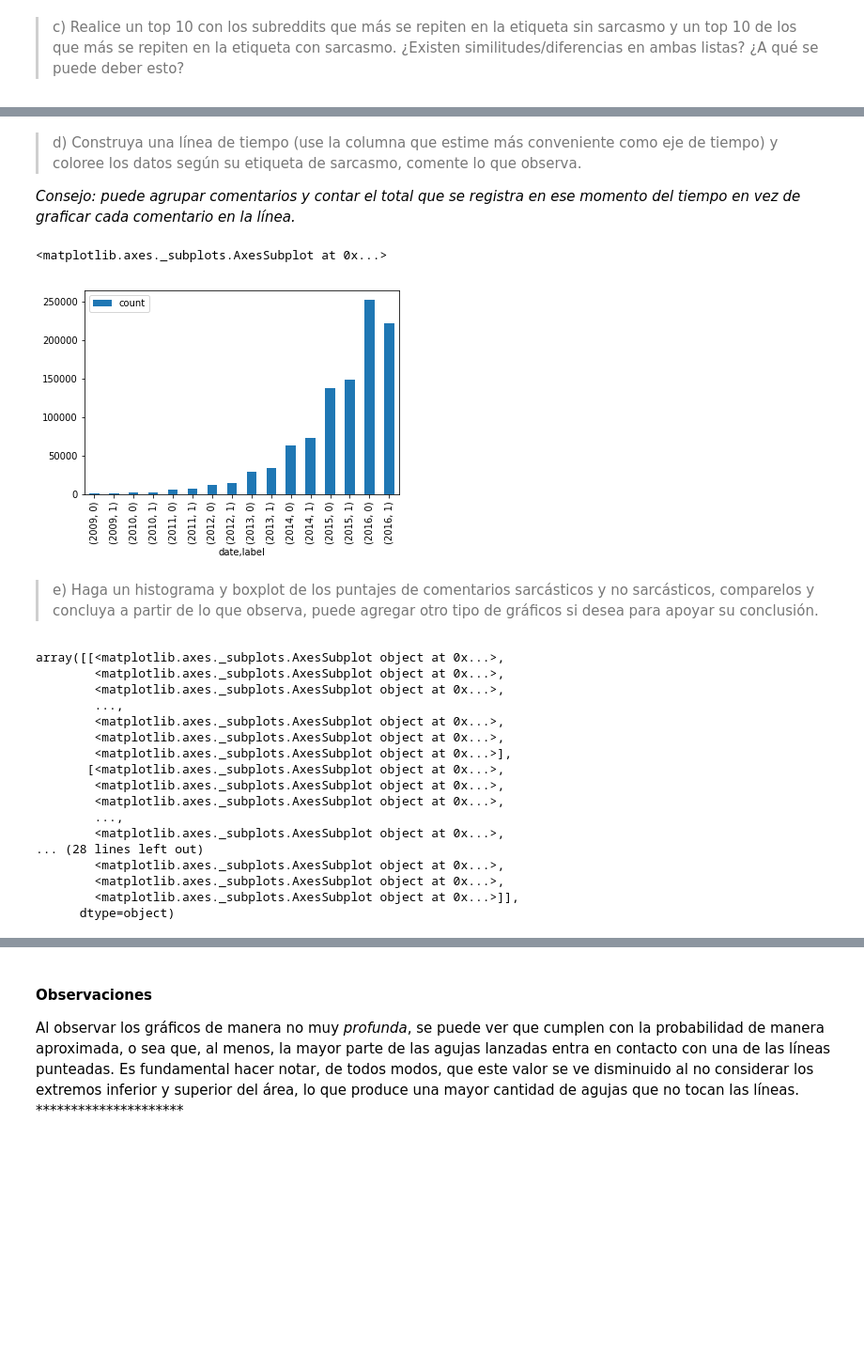
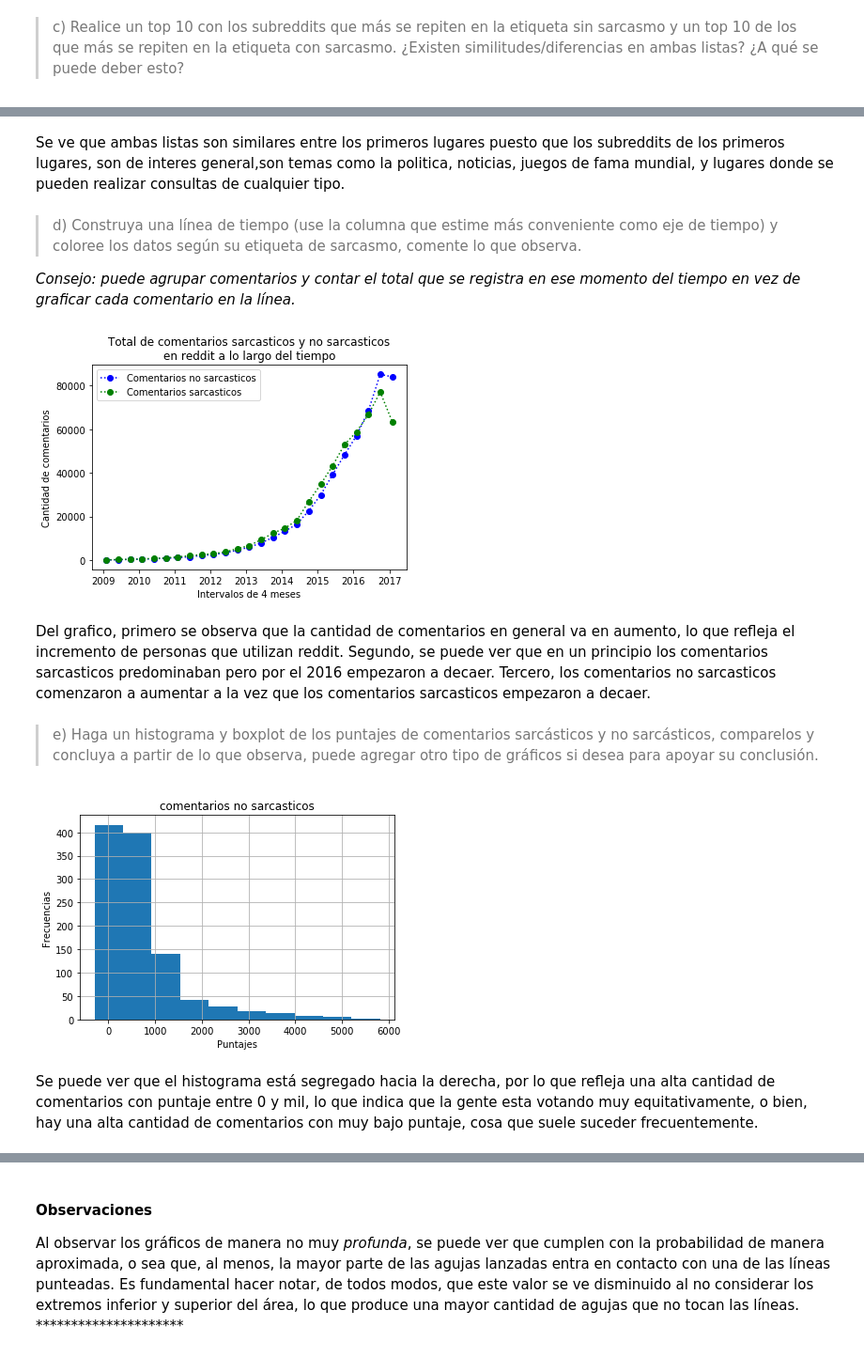
Before and after one commit to DankerMarthox/ESTACA, a Jupyter notebook: Laboratorio1/Laboratorio 1.ipynb, the cells around one changed output, grey strips where cells are left out. Shown at 94% size. Cells and saved outputs as stored; diff of their text form; code cells hidden in the pictures; blank space fills up the shorter version.

```diff
--- a/Laboratorio1/Laboratorio 1.ipynb
+++ b/Laboratorio1/Laboratorio 1.ipynb
@@ -46,9 +33,7 @@ Reddit es una página web muy conocida que, en simples palabras, es una compilac
 import pandas as pd
 import numpy as np
 import matplotlib.pyplot as plt
-import dateutil
 
 
 #carga del dataset
-dt = pd.read_csv('reddit.csv', delimiter =",")
-dt
+dt = pd.read_csv('reddit.csv')
@@ -134,36 +89,52 @@ top 10 subreddits sin sarcasmo
+# %% [markdown]
+Se ve que ambas listas son similares entre los primeros lugares puesto que los subreddits de los primeros lugares, son de interes general,son temas como la politica, noticias, juegos de fama mundial, y lugares donde se pueden realizar consultas de cualquier tipo.
 # %% [markdown]
 >d) Construya una línea de tiempo (use la columna que estime más conveniente como eje de tiempo) y coloree los datos según su etiqueta de sarcasmo, comente lo que observa.
 
 *Consejo: puede agrupar comentarios y contar el total que se registra en ese momento del tiempo en vez de graficar cada comentario en la línea.*
-# %%
-years = dt.groupby([pd.to_datetime(dt["date"]).dt.year,"label"]).count().loc[:,:"comment"]
-years.rename(columns = {'comment':'count'}, inplace = True)
-
-years.plot.bar()
-# %% [output]
-<matplotlib.axes._subplots.AxesSubplot at 0x...>
-[figure, removed]
+# %%
+#se cambia la columna date a formato fecha para manipulacion
+
+dt['date'] = pd.to_datetime(dt.date, format = '%Y.%m')
+
+#aqui se agrupan los datos por fecha, label y cantidad por label. Ademas, se crean dos
+#nuevos dataset para facilidad de manipulacion. Uno con la etiqueta label = 0 (no sarcastico)
+#y label = 1 (sarcastico)
+
+new_data = dt.groupby(
+    [pd.Grouper(key='date', freq='4m'), "label"])["label"].count().reset_index(name="count").loc[:,:"count"]
+notSarc = pd.DataFrame(new_data.loc[new_data["label"] == 0])
+Sarc = pd.DataFrame(new_data.loc[new_data["label"] != 0])
+# %%
+#se grafican los datos en una linea temporal por cantidad segun fecha y etiqueta label con
+#los nuevos dataframes
+
+plt.plot(notSarc["date"],notSarc["count"], 'go',label="Comentarios no sarcasticos",color="blue",linestyle=':')
+plt.plot(Sarc["date"],Sarc["count"], 'go',label="Comentarios sarcasticos",linestyle=':')
+plt.legend(loc='best')
+plt.xlabel("Intervalos de 4 meses")
+plt.ylabel("Cantidad de comentarios")
+plt.title("Total de comentarios sarcasticos y no sarcasticos\nen reddit a lo largo del tiempo")
+plt.show()
+# %% [output]
+[figure, added]
+# %% [markdown]
+Del grafico, primero se observa que la cantidad de comentarios en general va en aumento, lo que refleja
+el incremento de personas que utilizan reddit. Segundo, se puede ver que en un principio los comentarios
+sarcasticos predominaban pero por el 2016 empezaron a decaer.
+Tercero, los comentarios no sarcasticos comenzaron a aumentar a la vez que los comentarios sarcasticos empezaron a decaer.
 # %% [markdown]
 >e) Haga un histograma y boxplot de los puntajes de comentarios sarcásticos y no sarcásticos, comparelos y concluya a partir de lo que observa, puede agregar otro tipo de gráficos si desea para apoyar su conclusión.
-# %%
-#dtf = DataFrame("sr":dt["subreddit"], "s":dt[score])
-histo = dt.head["label"].hist(by=dt.head["score"])
-histo
-# %% [output]
-array([[<matplotlib.axes._subplots.AxesSubplot object at 0x...>,
-        <matplotlib.axes._subplots.AxesSubplot object at 0x...>,
-        <matplotlib.axes._subplots.AxesSubplot object at 0x...>,
-        ...,
-        <matplotlib.axes._subplots.AxesSubplot object at 0x...>,
-        <matplotlib.axes._subplots.AxesSubplot object at 0x...>,
-        <matplotlib.axes._subplots.AxesSubplot object at 0x...>],
-       [<matplotlib.axes._subplots.AxesSubplot object at 0x...>,
-        <matplotlib.axes._subplots.AxesSubplot object at 0x...>,
-        <matplotlib.axes._subplots.AxesSubplot object at 0x...>,
-        ...,
-        <matplotlib.axes._subplots.AxesSubplot object at 0x...>,
-... (28 lines left out)
-        <matplotlib.axes._subplots.AxesSubplot object at 0x...>,
-        <matplotlib.axes._subplots.AxesSubplot object at 0x...>,
-        <matplotlib.axes._subplots.AxesSubplot object at 0x...>]],
-      dtype=object)
+# %%
+data2 = pd.DataFrame(dt.groupby(["score","label"])["score"].count().reset_index(name="count"))
+histoNot = pd.DataFrame(data2.loc[data2["label"] == 0])
+histoYes = pd.DataFrame(data2.loc[data2["label"] == 1])
+histoNot["score"].hist()
+plt.title("comentarios no sarcasticos")
+plt.xlabel("Puntajes")
+plt.ylabel("Frecuencias")
+plt.show()
+# %% [output]
+[figure, added]
+# %% [markdown]
+Se puede ver que el histograma está segregado hacia la derecha, por lo que refleja una alta cantidad de comentarios con puntaje entre 0 y mil, lo que indica que la gente esta votando muy equitativamente, o bien, hay una alta cantidad de comentarios con muy bajo puntaje, cosa que suele suceder frecuentemente.
```
Also changed, not shown: parts of 26 cells of this notebook.
